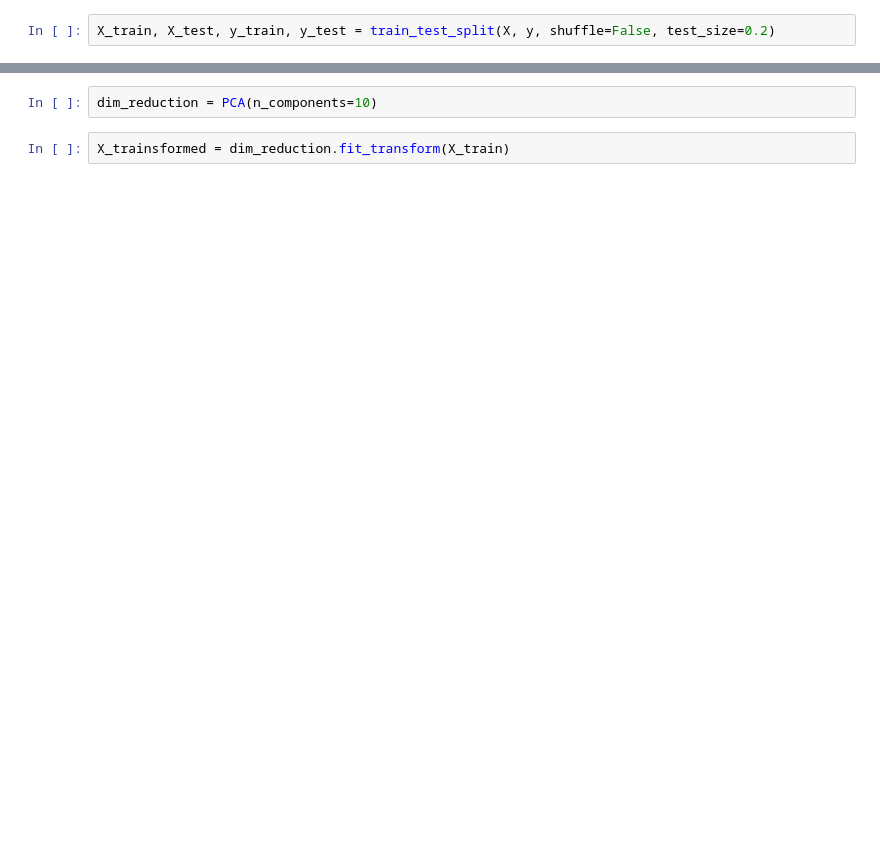
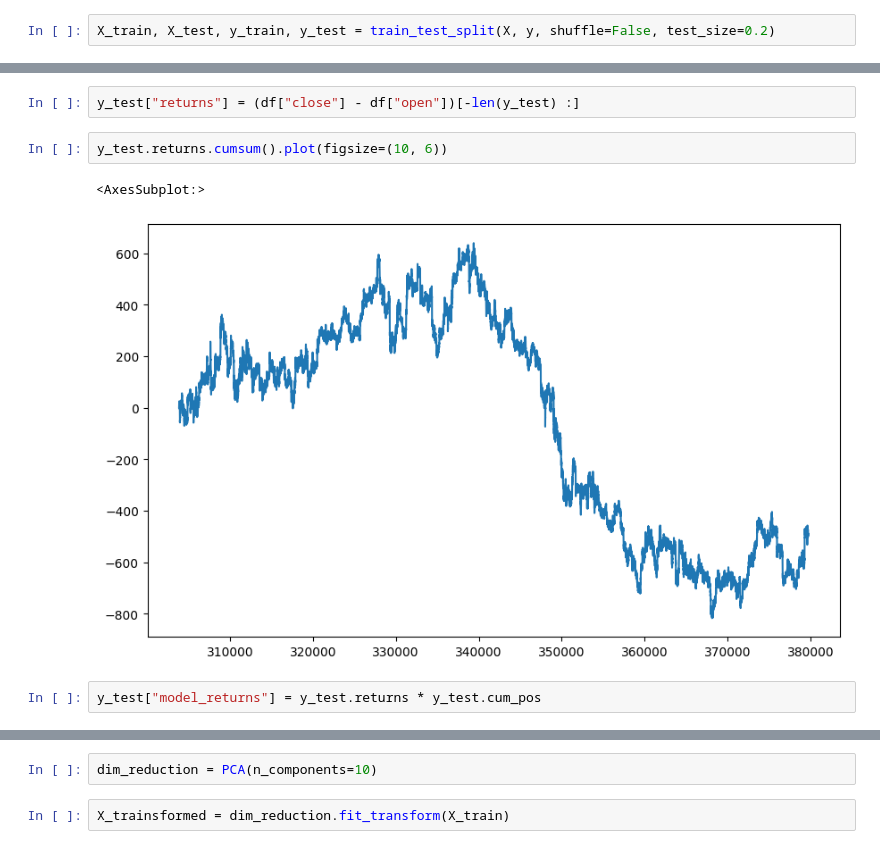
Before and after one commit to lianlongbagua/ml_rf_project, a Jupyter notebook: notebooks/production.ipynb, the cells around one changed output, grey strips where cells are left out. Cells and saved outputs as stored; diff of their text form; blank space fills up the shorter version.

```diff
--- a/notebooks/production.ipynb
+++ b/notebooks/production.ipynb
@@ -45,0 +151,9 @@ pipe = make_pipeline(
+# %%
+y_test["returns"] = (df["close"] - df["open"])[-len(y_test) :]
+# %%
+y_test.returns.cumsum().plot(figsize=(10, 6))
+# %% [output]
+<AxesSubplot:>
+[figure, added]
+# %%
+y_test["model_returns"] = y_test.returns * y_test.cum_pos
```
Also changed, not shown: parts of 31 cells of this notebook.
